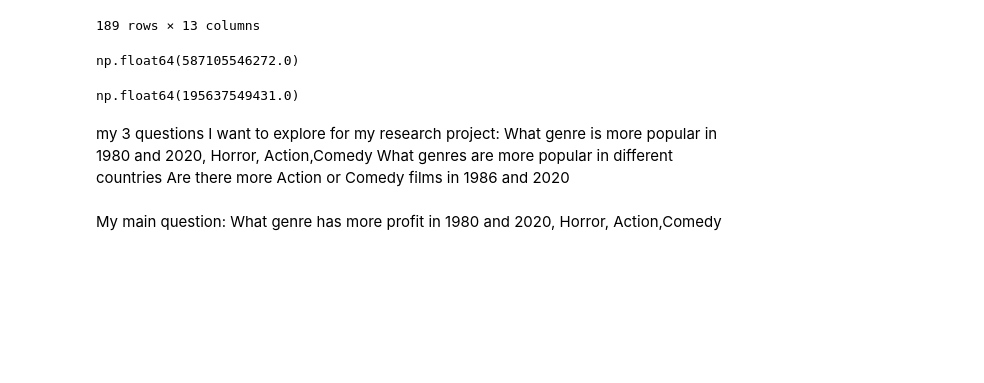
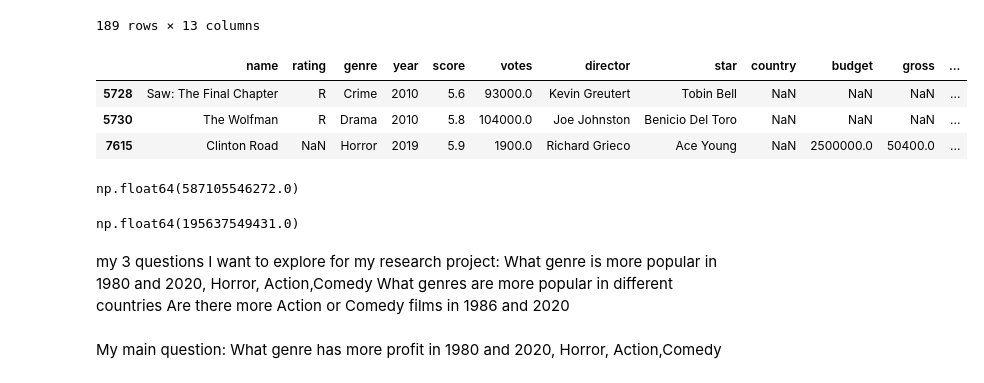
Before and after one commit to Kaidense2026/Pop_culture-, a Jupyter notebook: Pop_Culture_research_project.ipynb, the cells around one changed output. Cells and saved outputs as stored; diff of their text form; code cells hidden in the pictures; blank space fills up the shorter version.

```diff
--- a/Pop_Culture_research_project.ipynb
+++ b/Pop_Culture_research_project.ipynb
@@ -143,6 +143,13 @@ movies[movies['gross'].isnull()]
 | 7666 | It's Just Us | NaN | Drama | 2020 | NaN | NaN | James Randall | Christina Roz | United States | 15000.0 | NaN | ... |
 | 7667 | Tee em el | NaN | Horror | 2020 | 5.7 | 7.0 | Pereko Mosia | Siyabonga Mabaso | South Africa | NaN | NaN | ... |
 189 rows × 13 columns
+# %%
+movies[movies['country'].isnull()]
+# %% [output]
+|  | name | rating | genre | year | score | votes | director | star | country | budget | gross | ... |
+| 5728 | Saw: The Final Chapter | R | Crime | 2010 | 5.6 | 93000.0 | Kevin Greutert | Tobin Bell | NaN | NaN | NaN | ... |
+| 5730 | The Wolfman | R | Drama | 2010 | 5.8 | 104000.0 | Joe Johnston | Benicio Del Toro | NaN | NaN | NaN | ... |
+| 7615 | Clinton Road | NaN | Horror | 2019 | 5.9 | 1900.0 | Richard Grieco | Ace Young | NaN | 2500000.0 | 50400.0 | ... |
 # %%
 movies['gross'].sum()
 # %% [output]
```
Also changed, not shown: parts of 1 cell of this notebook.
